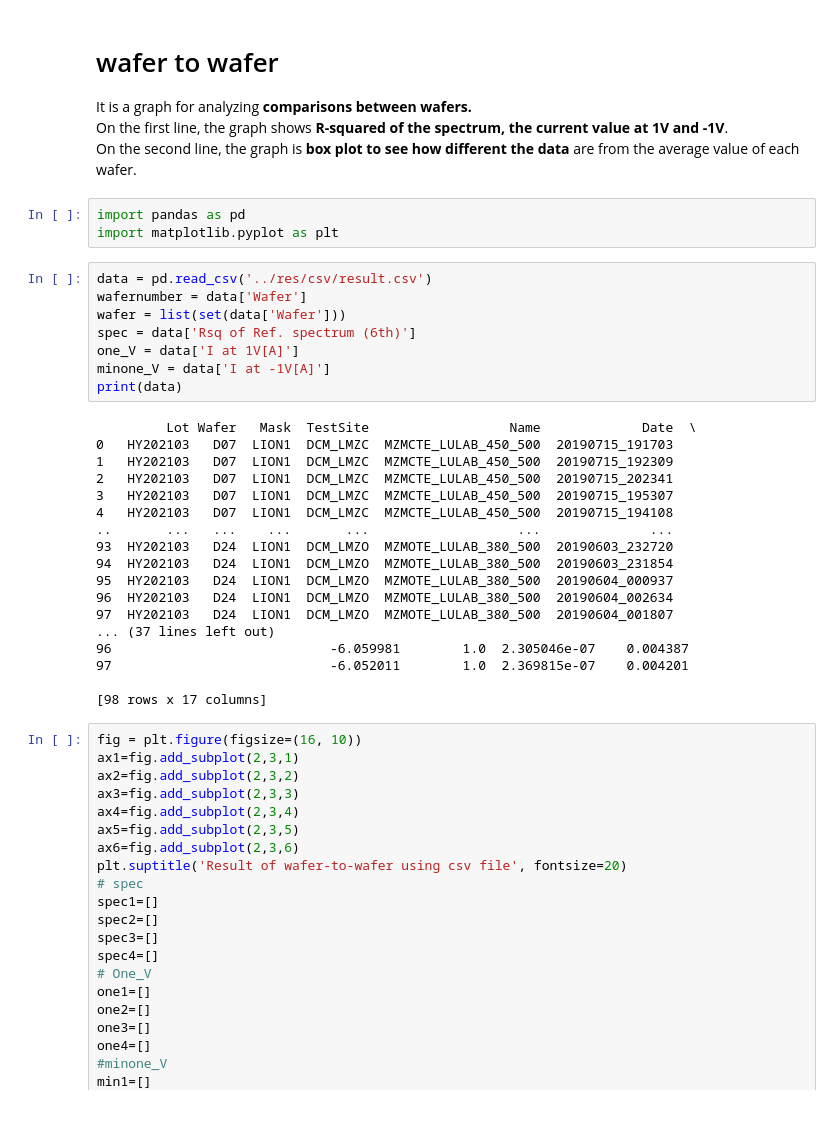
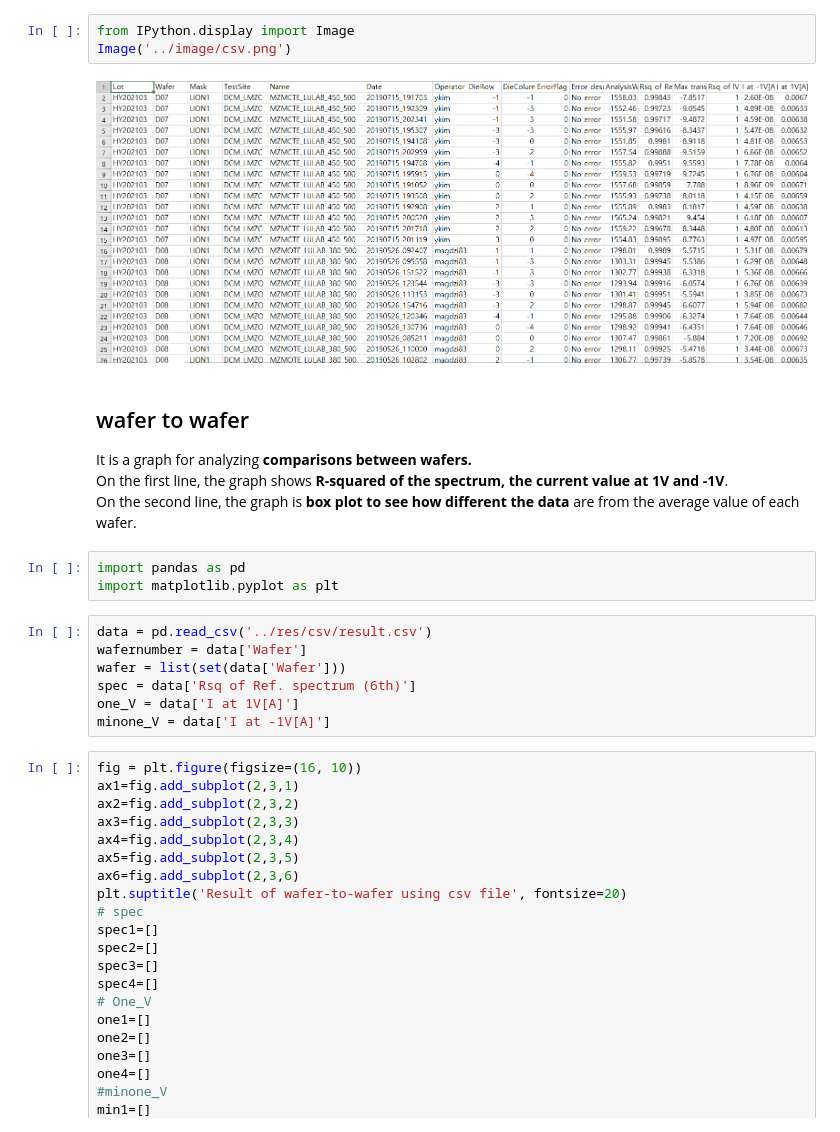
Before and after one commit to Unsername4092/project_PE2A1, a Jupyter notebook: doc/report.ipynb, the cells around one changed output. Cells and saved outputs as stored; diff of their text form.

```diff
--- a/doc/report.ipynb
+++ b/doc/report.ipynb
@@ -1,5 +12,10 @@
+# %%
+from IPython.display import Image
+Image('../image/csv.png')
+# %% [output]
+[figure, added]
 # %% [markdown]
-# wafer to wafer
+## wafer to wafer
 It is a graph for analyzing **comparisons between wafers.**
 On the first line, the graph shows **R-squared of the spectrum, the current value at 1V and -1V**.
 On the second line, the graph is **box plot to see how different the data** are from the average value of each wafer.
@@ -13,25 +29,6 @@ wafer = list(set(data['Wafer']))
 spec = data['Rsq of Ref. spectrum (6th)']
 one_V = data['I at 1V[A]']
 minone_V = data['I at -1V[A]']
-print(data)
-# %% [output]
-         Lot Wafer   Mask  TestSite                  Name             Date  \
-0   HY202103   D07  LION1  DCM_LMZC  MZMCTE_LULAB_450_500  20190715_191703
-1   HY202103   D07  LION1  DCM_LMZC  MZMCTE_LULAB_450_500  20190715_192309
-2   HY202103   D07  LION1  DCM_LMZC  MZMCTE_LULAB_450_500  20190715_202341
-3   HY202103   D07  LION1  DCM_LMZC  MZMCTE_LULAB_450_500  20190715_195307
-4   HY202103   D07  LION1  DCM_LMZC  MZMCTE_LULAB_450_500  20190715_194108
-..       ...   ...    ...       ...                   ...              ...
-93  HY202103   D24  LION1  DCM_LMZO  MZMOTE_LULAB_380_500  20190603_232720
-94  HY202103   D24  LION1  DCM_LMZO  MZMOTE_LULAB_380_500  20190603_231854
-95  HY202103   D24  LION1  DCM_LMZO  MZMOTE_LULAB_380_500  20190604_000937
-96  HY202103   D24  LION1  DCM_LMZO  MZMOTE_LULAB_380_500  20190604_002634
-97  HY202103   D24  LION1  DCM_LMZO  MZMOTE_LULAB_380_500  20190604_001807
-... (37 lines left out)
-96                            -6.059981        1.0  2.305046e-07    0.004387
-97                            -6.052011        1.0  2.369815e-07    0.004201
-
-[98 rows x 17 columns]
 # %%
 fig = plt.figure(figsize=(16, 10))
 ax1=fig.add_subplot(2,3,1)
```
Also changed, not shown: parts of 3 cells of this notebook.
